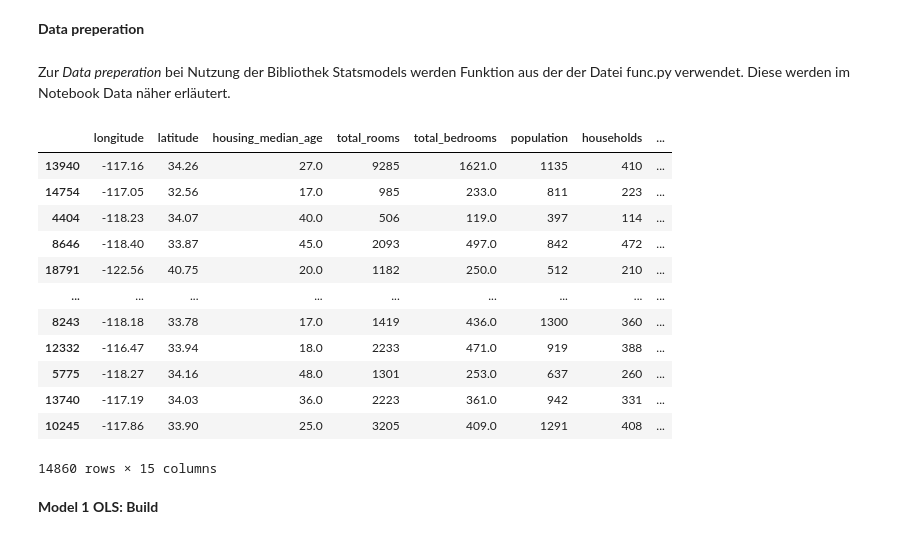
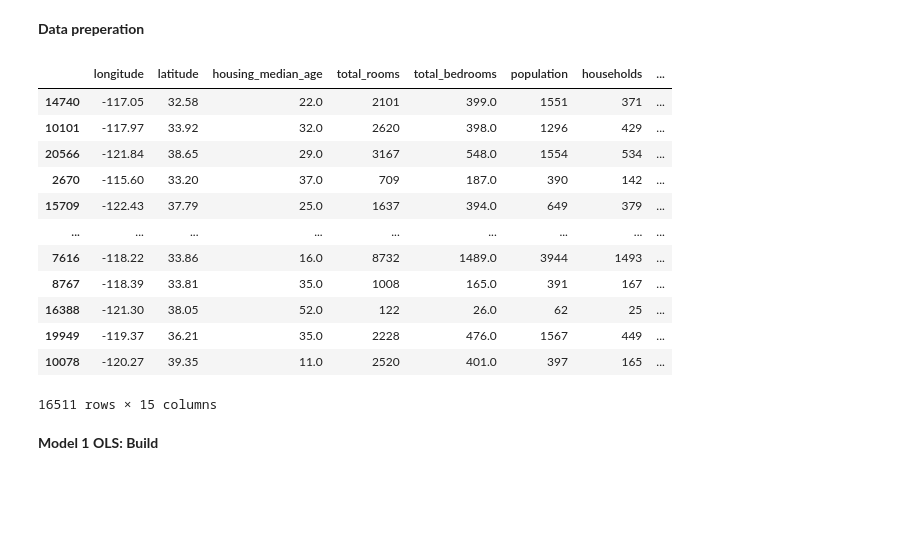
Before and after one commit to sh333hdm/jupyterbooktest, a Jupyter notebook: regression.ipynb, the cells around one changed output. Drawn from its saved outputs; the diff is of its cells as text; code cells hidden in the pictures; blank space fills up the shorter version.

```diff
--- a/regression.ipynb
+++ b/regression.ipynb
@@ -27,29 +32,27 @@ from statsmodels.stats.outliers_influence import variance_inflation_factor
 ### Statsmodels OLS
 # %% [markdown]
 **Data preperation**
-# %% [markdown]
-Zur *Data preperation* bei Nutzung der Bibliothek Statsmodels werden Funktion aus der der Datei func.py verwendet. Diese werden im Notebook Data näher erläutert.
 # %%
 df = read_data()
 df = transform_data(df)
-train_dataset, evaluate_dataset, train_dataset_total, test_dataset = split_data(df)
+train_dataset, test_dataset = split_data(df)
 train_dataset = fill_missingdata(train_dataset)
 train_dataset = add_feautures(train_dataset)
 train_dataset
 # %% [output]
 |  | longitude | latitude | housing_median_age | total_rooms | total_bedrooms | population | households | ... |
-| 13940 | -117.16 | 34.26 | 27.0 | 9285 | 1621.0 | 1135 | 410 | ... |
-| 14754 | -117.05 | 32.56 | 17.0 | 985 | 233.0 | 811 | 223 | ... |
-| 4404 | -118.23 | 34.07 | 40.0 | 506 | 119.0 | 397 | 114 | ... |
-| 8646 | -118.40 | 33.87 | 45.0 | 2093 | 497.0 | 842 | 472 | ... |
-| 18791 | -122.56 | 40.75 | 20.0 | 1182 | 250.0 | 512 | 210 | ... |
+| 14740 | -117.05 | 32.58 | 22.0 | 2101 | 399.0 | 1551 | 371 | ... |
+| 10101 | -117.97 | 33.92 | 32.0 | 2620 | 398.0 | 1296 | 429 | ... |
+| 20566 | -121.84 | 38.65 | 29.0 | 3167 | 548.0 | 1554 | 534 | ... |
+| 2670 | -115.60 | 33.20 | 37.0 | 709 | 187.0 | 390 | 142 | ... |
+| 15709 | -122.43 | 37.79 | 25.0 | 1637 | 394.0 | 649 | 379 | ... |
 | ... | ... | ... | ... | ... | ... | ... | ... | ... |
-| 8243 | -118.18 | 33.78 | 17.0 | 1419 | 436.0 | 1300 | 360 | ... |
-| 12332 | -116.47 | 33.94 | 18.0 | 2233 | 471.0 | 919 | 388 | ... |
-| 5775 | -118.27 | 34.16 | 48.0 | 1301 | 253.0 | 637 | 260 | ... |
-| 13740 | -117.19 | 34.03 | 36.0 | 2223 | 361.0 | 942 | 331 | ... |
-| 10245 | -117.86 | 33.90 | 25.0 | 3205 | 409.0 | 1291 | 408 | ... |
+| 7616 | -118.22 | 33.86 | 16.0 | 8732 | 1489.0 | 3944 | 1493 | ... |
+| 8767 | -118.39 | 33.81 | 35.0 | 1008 | 165.0 | 391 | 167 | ... |
+| 16388 | -121.30 | 38.05 | 52.0 | 122 | 26.0 | 62 | 25 | ... |
+| 19949 | -119.37 | 36.21 | 35.0 | 2228 | 476.0 | 1567 | 449 | ... |
+| 10078 | -120.27 | 39.35 | 11.0 | 2520 | 401.0 | 397 | 165 | ... |
-14860 rows × 15 columns
+16511 rows × 15 columns
 # %% [markdown]
 **Model 1 OLS: Build**
 # %%
```
Also changed, not shown: parts of 55 cells of this notebook, 9 other files.
